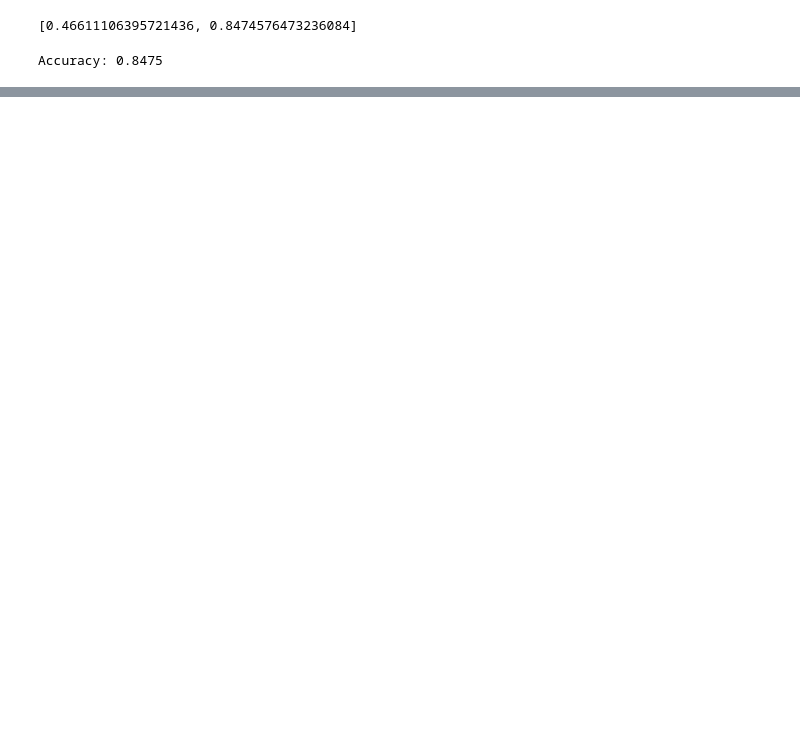
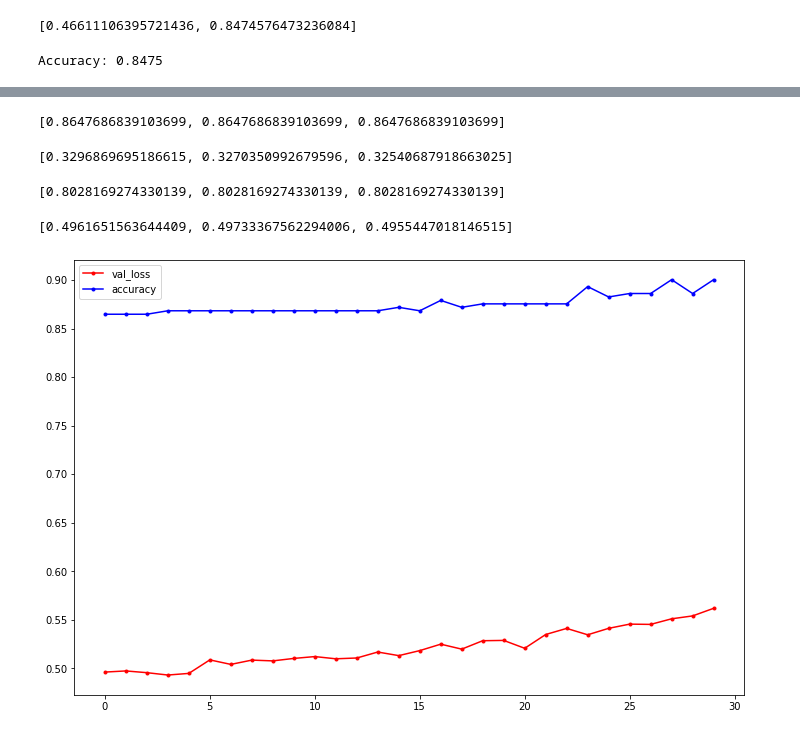
Before and after one commit to STNox/Deep-Learning, a Jupyter notebook: 2. Model/01_폐암환자생존률.ipynb, the cells around one changed output, grey strips where cells are left out. Cells and saved outputs as stored; diff of their text form; code cells hidden in the pictures; blank space fills up the shorter version.

```diff
--- a/2. Model/01_폐암환자생존률.ipynb
+++ b/2. Model/01_폐암환자생존률.ipynb
@@ -136,0 +175,3 @@ Accuracy: 0.8475
+# %%
+X_train, X_test, Y_train, Y_test = train_test_split(s_df.iloc[:, :-1].values, s_df.iloc[:, -1].values, test_size=0.25, stratify=s_df.iloc[:, -1].values, random_state=seed)
+X_train.shape, X_test.shape
@@ -136,0 +180,6 @@ Accuracy: 0.8475
+# %%
+model = Sequential()
+model.add(Dense(24, input_shape=(17,), activation='relu'))
+model.add(Dense(10, activation='relu'))
+model.add(Dense(1, activation='sigmoid')) # output layer, 이진 분류이므로 sigmoid
+model.summary()
@@ -136,0 +201,4 @@ Accuracy: 0.8475
+# %%
+model.compile(loss='binary_crossentropy', optimizer='adam', metrics=['accuracy'])
+# %%
+history = model.fit(X_train, Y_train, batch_size=10, epochs=30, validation_split=0.2)
@@ -136,0 +235,16 @@ Accuracy: 0.8475
+# %%
+history.history['accuracy'][:3]
+# %% [output]
+[0.8647686839103699, 0.8647686839103699, 0.8647686839103699]
+# %%
+history.history['loss'][:3]
+# %% [output]
+[0.3296869695186615, 0.3270350992679596, 0.32540687918663025]
+# %%
+history.history['val_accuracy'][:3]
+# %% [output]
+[0.8028169274330139, 0.8028169274330139, 0.8028169274330139]
+# %%
+history.history['val_loss'][:3]
+# %% [output]
+[0.4961651563644409, 0.49733367562294006, 0.4955447018146515]
@@ -136,0 +254,11 @@ Accuracy: 0.8475
+# %%
+y_vloss = history.history['val_loss']
+y_acc = history.history['accuracy']
+x_len = np.arange(len(y_acc))
+plt.figure(figsize=(12, 8))
+plt.plot(x_len, y_vloss, 'o-', c='red', markersize=3, label='val_loss')
+plt.plot(x_len, y_acc, 'o-', c='blue', markersize=3, label='accuracy')
+plt.legend()
+plt.show()
+# %% [output]
+[figure, added]
```
Also changed, not shown: parts of 14 cells of this notebook.
